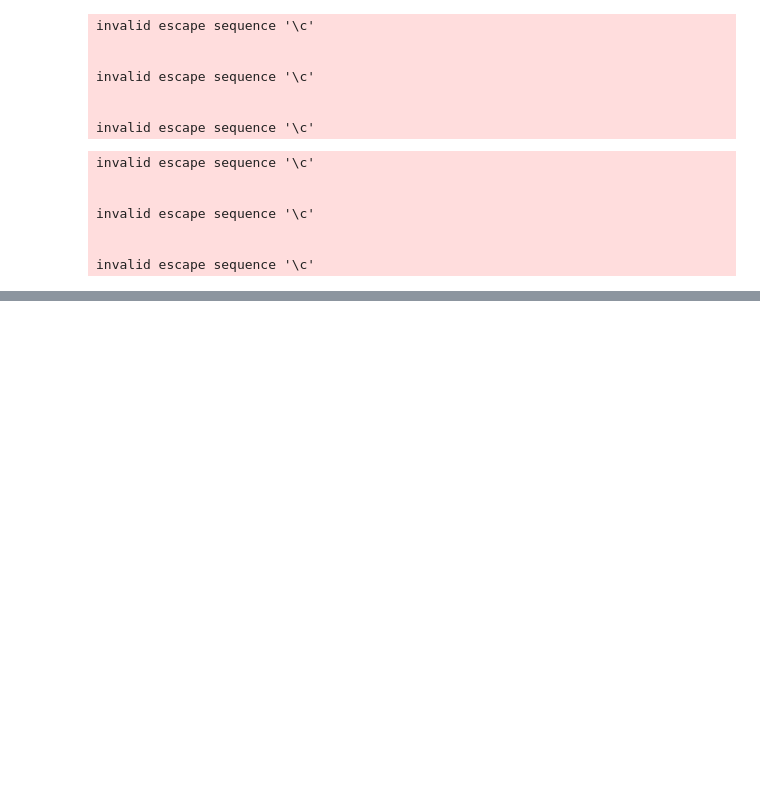
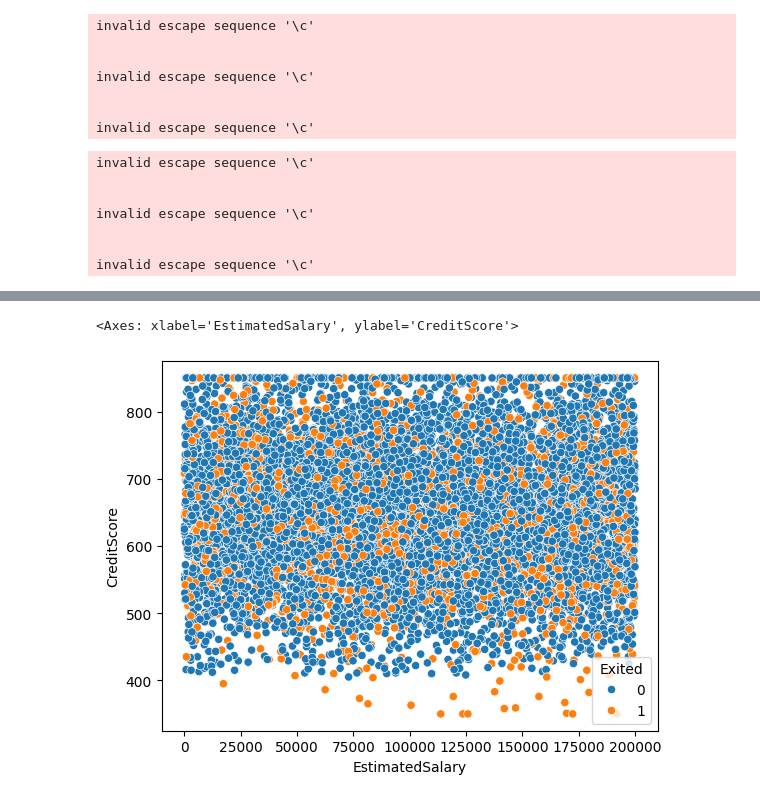
Before and after one commit to lesiveducation/DS_lesiv, a Jupyter notebook: PY13-Визуализация/churn080325.ipynb, the cells around one changed output, grey strips where cells are left out. Drawn from its saved outputs; the diff is of its cells as text; code cells hidden in the pictures; blank space fills up the shorter version.

```diff
--- a/PY13-Визуализация/churn080325.ipynb
+++ b/PY13-Визуализация/churn080325.ipynb
@@ -121,0 +130,6 @@ plt.show
+# %%
+#sns.lineplot(data=churn_data, x="CreditScore", y="EstimatedSalary")
+sns.scatterplot(data=churn_data, x="EstimatedSalary", y="CreditScore", hue="Exited",sizes=(2, 200), legend="full")
+# %% [output]
+<Axes: xlabel='EstimatedSalary', ylabel='CreditScore'>
+[figure, added]
```
Also changed, not shown: parts of 5 cells of this notebook.
